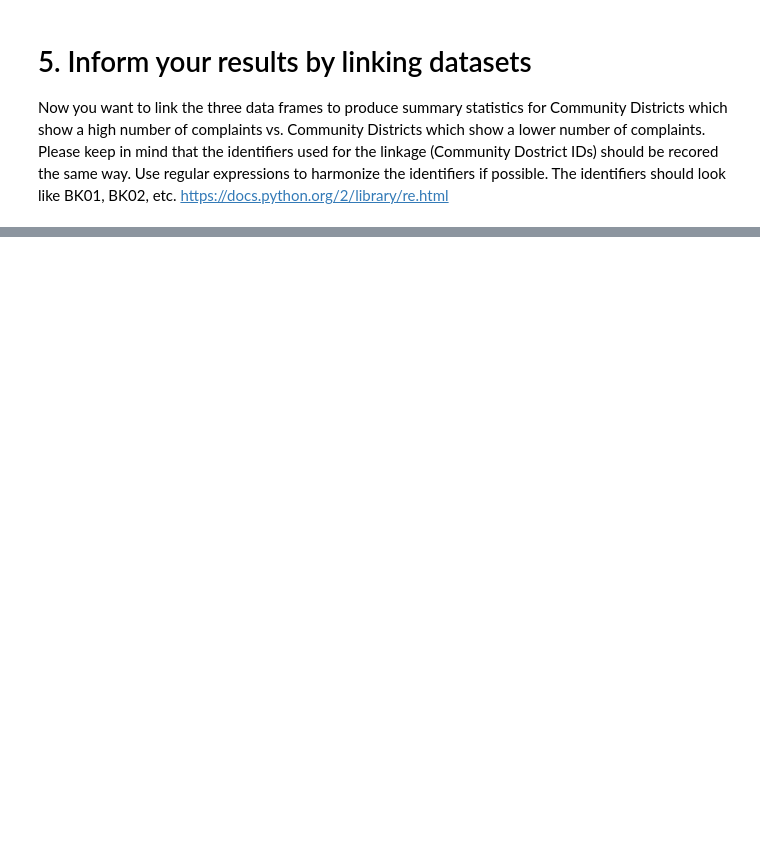
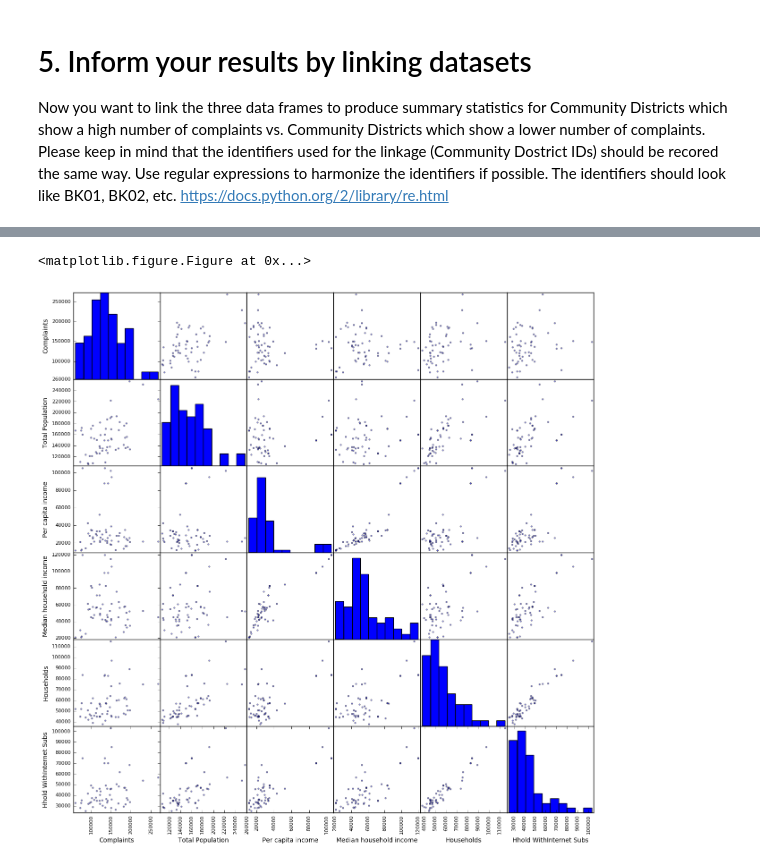
Before and after one commit to fernandomelchor/PUI2016_lmf445, a Jupyter notebook: HW8_lmf445/HW8_lmf445.ipynb, the cells around one changed output, grey strips where cells are left out. Saved outputs shown, nothing was run; the diff lists cells and outputs as text; code cells hidden in the pictures; blank space fills up the shorter version.

Commit message:
merge and scatter matrix

```diff
--- a/HW8_lmf445/HW8_lmf445.ipynb
+++ b/HW8_lmf445/HW8_lmf445.ipynb
@@ -421,0 +538,17 @@ https://docs.python.org/2/library/re.html
+# %%
+finaldf=finaldf[['cd_id', 'Complaints Count','Total Population', 'Per capita income (In 2014 Inflation Adjusted Dollars)',\
+                 '% Total Population: Male', 'Median household income (In 2014 Inflation Adjusted Dollars)', 'Community Board',\
+                'Households','Households: With An Internet Subscription','Households: Dial-Up Alone','Households: Dsl',\
+                'Households: With Mobile Broadband','Households: Cable Modem','Households: Fiber-Optic',\
+                'Households: Satellite Internet Service','Households: No Internet Access',]]
+# %%
+finaldf.rename(columns={'Complaints Count':'Complaints',\
+                        'Per capita income (In 2014 Inflation Adjusted Dollars)':'Per capita income',\
+                        '% Total Population: Male':'% Male',\
+                        'Median household income (In 2014 Inflation Adjusted Dollars)':'Median household income',\
+                        'Households: With An Internet Subscription':'Hhold WithInternet Subs',\
+                        'Households: Dial-Up Alone':'Dial-Up','Households: Dsl':'Dsl',\
+                        'Households: With Mobile Broadband':'Mobile Broadband',\
+                        'Households: Cable Modem':'Cable Modem','Households: Fiber-Optic':'Fiber-Optic',\
+                        'Households: Satellite Internet Service':'Satellite Internet',\
+                        'Households: No Internet Access':'No Internet'}, inplace = True)
@@ -427,0 +578,2 @@ https://docs.python.org/2/library/re.html
+# %%
+finaldf.sort_values(by='Complaints', axis=0, ascending=False, inplace=False)
@@ -427,0 +603,13 @@ https://docs.python.org/2/library/re.html
+# %%
+list(finaldf.columns)
+
+param=['Complaints','Total Population','Per capita income','Median household income','Households','Hhold WithInternet Subs']
+param2=['Complaints','Dial-Up','Dsl','Mobile Broadband','Cable Modem','Fiber-Optic','Satellite Internet','No Internet']
+# %%
+fig = pl.figure(figsize(15,15))
+pd.scatter_matrix(finaldf[param], alpha=0.4)
+
+pl.show()
+# %% [output]
+<matplotlib.figure.Figure at 0x...>
+[figure, added]
```
Also changed, not shown: parts of 31 cells of this notebook, 1 other file.
